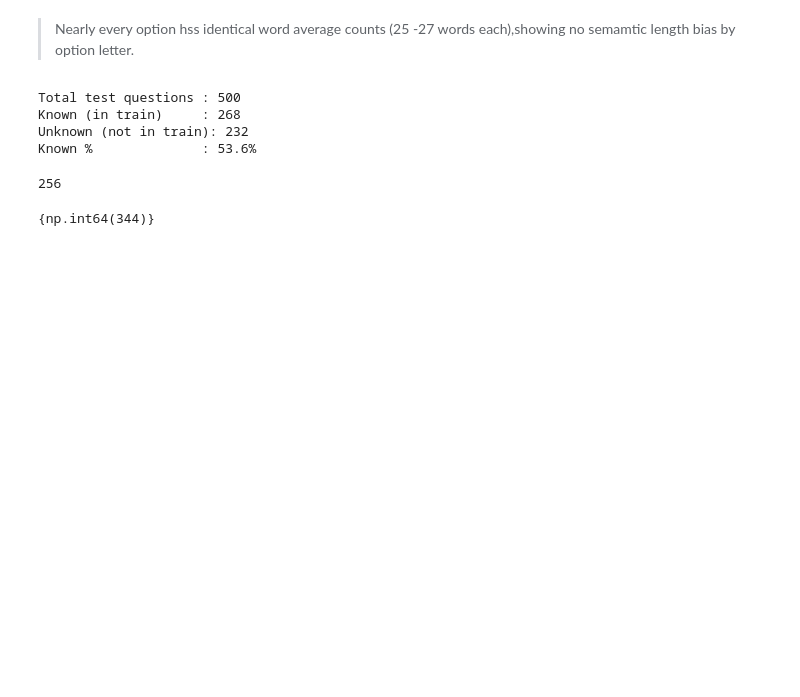
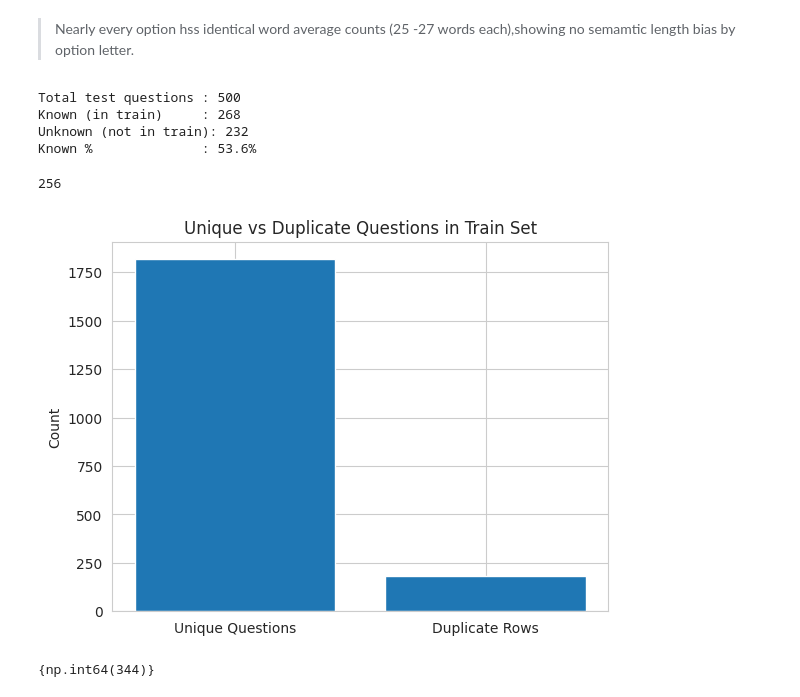
Before and after one commit to 23f2005181/DL-23f2005181-notebook-t22026, a Jupyter notebook: kaggle_notebook.ipynb, the cells around one changed output. Saved outputs shown, nothing was run; the diff lists cells and outputs as text; code cells hidden in the pictures; blank space fills up the shorter version.

```diff
--- a/kaggle_notebook.ipynb
+++ b/kaggle_notebook.ipynb
@@ -209,6 +209,20 @@ for _, test_row in test_df.iterrows():
 print(same_options)
 # %% [output]
 256
+# %%
+cols = ['prompt', 'A', 'B', 'C', 'D', 'E']
+train_key = train_df[cols].astype(str).agg('||'.join, axis=1)
+
+unique_count = train_key.nunique()
+duplicate_count = len(train_df) - unique_count
+
+plt.bar(['Unique Questions', 'Duplicate Rows'], [unique_count, duplicate_count],
+        )
+plt.title('Unique vs Duplicate Questions in Train Set')
+plt.ylabel('Count')
+plt.show()
+# %% [output]
+[figure, added]
 # %%
 dupes = train_df.duplicated(subset=['prompt','A','B','C','D','E'],keep = False)
 print({dupes.sum()})
```
Also changed, not shown: parts of 13 cells of this notebook.
